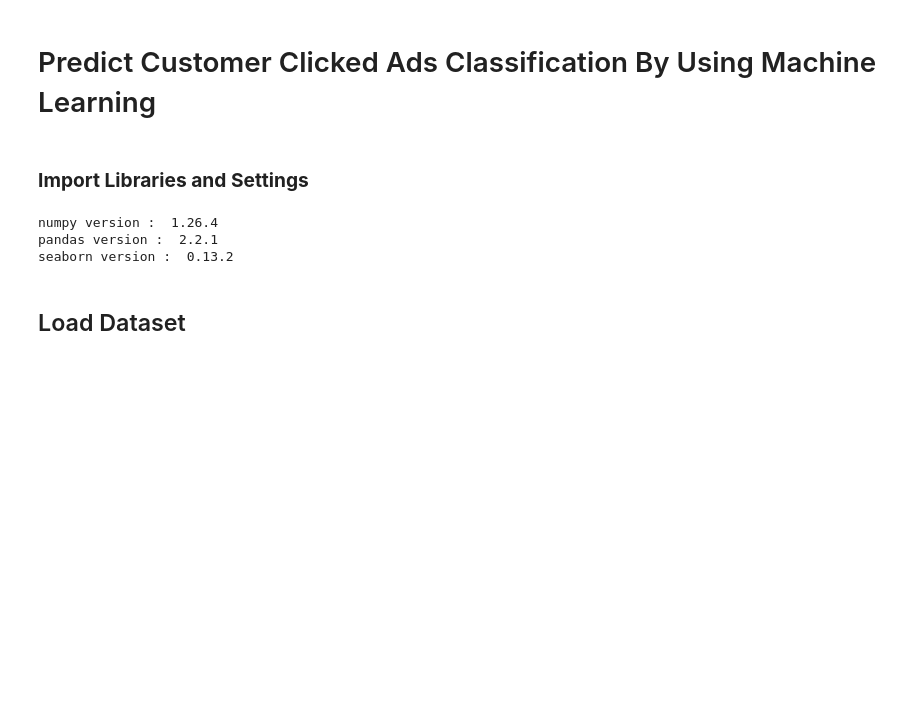
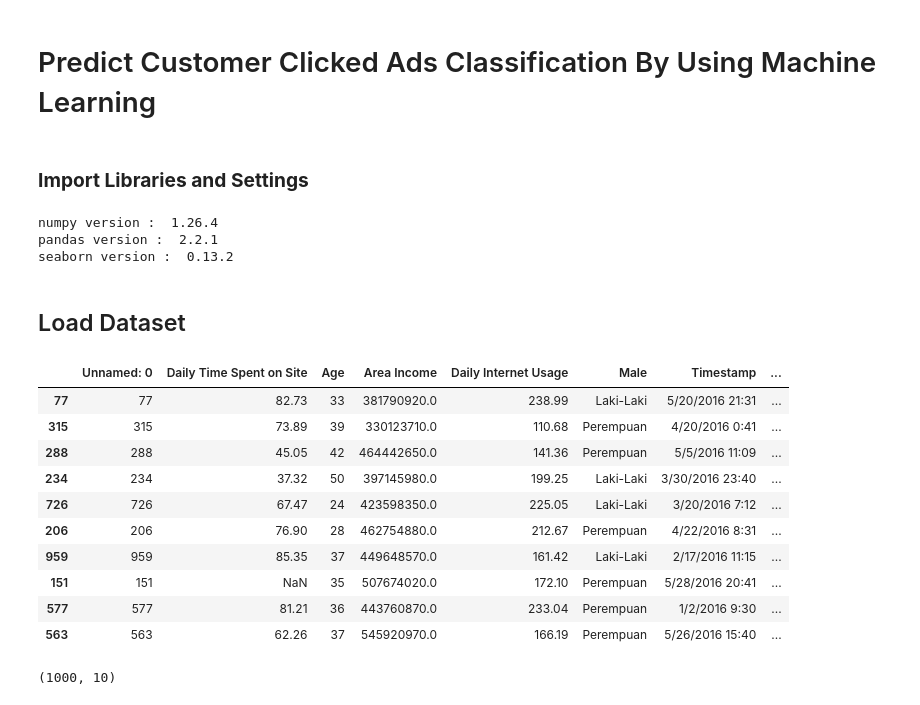
Before and after one commit to mcikalmerdeka/Predict-Customer-Clicked-Ads-Classification-By-Using-Machine-Learning, a Jupyter notebook: Clicked Ads Classification.ipynb, the cells around one changed output. Saved outputs shown, nothing was run; the diff lists cells and outputs as text; code cells hidden in the pictures; blank space fills up the shorter version.

```diff
--- a/Clicked Ads Classification.ipynb
+++ b/Clicked Ads Classification.ipynb
@@ -29,3 +29,21 @@ seaborn version :  0.13.2
 ## Load Dataset
 # %%
 df = pd.read_csv('Clicked Ads Dataset.csv')
+# %%
+df.sample(10)
+# %% [output]
+|  | Unnamed: 0 | Daily Time Spent on Site | Age | Area Income | Daily Internet Usage | Male | Timestamp | ... |
+| 77 | 77 | 82.73 | 33 | 381790920.0 | 238.99 | Laki-Laki | 5/20/2016 21:31 | ... |
+| 315 | 315 | 73.89 | 39 | 330123710.0 | 110.68 | Perempuan | 4/20/2016 0:41 | ... |
+| 288 | 288 | 45.05 | 42 | 464442650.0 | 141.36 | Perempuan | 5/5/2016 11:09 | ... |
+| 234 | 234 | 37.32 | 50 | 397145980.0 | 199.25 | Laki-Laki | 3/30/2016 23:40 | ... |
+| 726 | 726 | 67.47 | 24 | 423598350.0 | 225.05 | Laki-Laki | 3/20/2016 7:12 | ... |
+| 206 | 206 | 76.90 | 28 | 462754880.0 | 212.67 | Perempuan | 4/22/2016 8:31 | ... |
+| 959 | 959 | 85.35 | 37 | 449648570.0 | 161.42 | Laki-Laki | 2/17/2016 11:15 | ... |
+| 151 | 151 | NaN | 35 | 507674020.0 | 172.10 | Perempuan | 5/28/2016 20:41 | ... |
+| 577 | 577 | 81.21 | 36 | 443760870.0 | 233.04 | Perempuan | 1/2/2016 9:30 | ... |
+| 563 | 563 | 62.26 | 37 | 545920970.0 | 166.19 | Perempuan | 5/26/2016 15:40 | ... |
+# %%
+df.shape
+# %% [output]
+(1000, 10)
```
Also changed, not shown: parts of 10 cells of this notebook.
